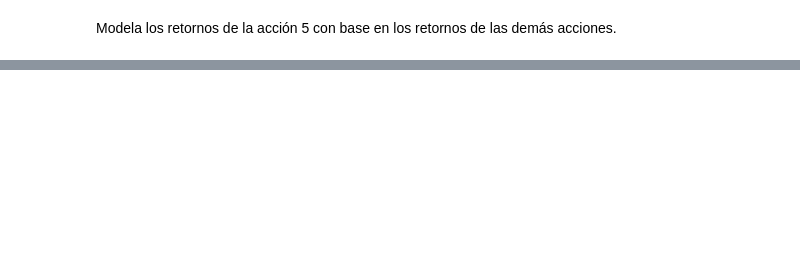
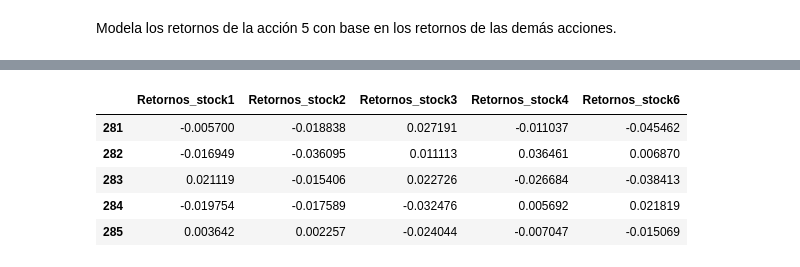
Before and after one commit to vanebertel/TALENTO_B_2024, a Jupyter notebook: _sources/notebooks.ipynb, the cells around one changed output, grey strips where cells are left out. Cells and saved outputs as stored; diff of their text form; code cells hidden in the pictures; blank space fills up the shorter version.

```diff
--- a/_sources/notebooks.ipynb
+++ b/_sources/notebooks.ipynb
@@ -656,0 +702,10 @@ Modela los retornos de la acción 5 con base en los retornos de las demás accio
+# %%
+XTEST=X.iloc[-7:]
+XTEST.tail()
+# %% [output]
+|  | Retornos_stock1 | Retornos_stock2 | Retornos_stock3 | Retornos_stock4 | Retornos_stock6 |
+| 281 | -0.005700 | -0.018838 | 0.027191 | -0.011037 | -0.045462 |
+| 282 | -0.016949 | -0.036095 | 0.011113 | 0.036461 | 0.006870 |
+| 283 | 0.021119 | -0.015406 | 0.022726 | -0.026684 | -0.038413 |
+| 284 | -0.019754 | -0.017589 | -0.032476 | 0.005692 | 0.021819 |
+| 285 | 0.003642 | 0.002257 | -0.024044 | -0.007047 | -0.015069 |
```
Also changed, not shown: parts of 38 cells of this notebook, 6 other files.
